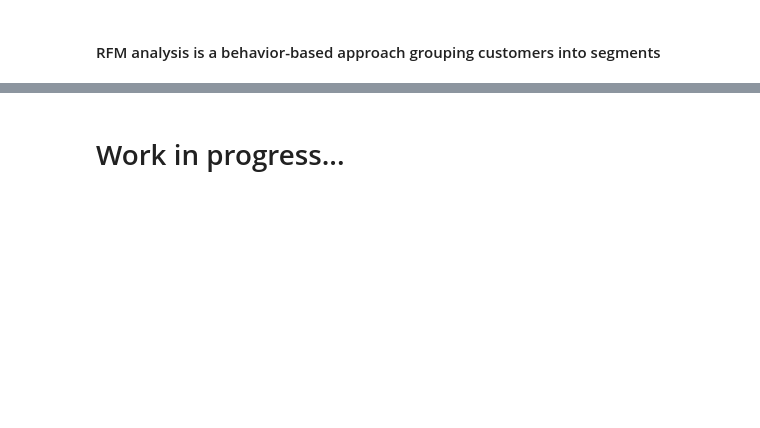
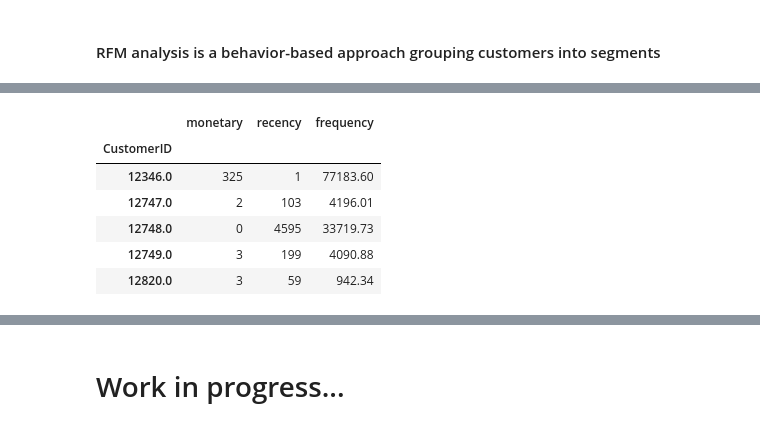
Before and after one commit to mohamedabidi97/customer-segmentation-online-retail, a Jupyter notebook: e-commerce-investigate-the-data-thoroughly.ipynb, the cells around one changed output, grey strips where cells are left out. Saved outputs shown, nothing was run; the diff lists cells and outputs as text; code cells hidden in the pictures; blank space fills up the shorter version.

```diff
--- a/e-commerce-investigate-the-data-thoroughly.ipynb
+++ b/e-commerce-investigate-the-data-thoroughly.ipynb
@@ -616,0 +652,10 @@ All customers have different-different kind of needs. With the increase in custo
+# %%
+rfm.head()
+# %% [output]
+|  | monetary | recency | frequency |
+| CustomerID |  |  |  |
+| 12346.0 | 325 | 1 | 77183.60 |
+| 12747.0 | 2 | 103 | 4196.01 |
+| 12748.0 | 0 | 4595 | 33719.73 |
+| 12749.0 | 3 | 199 | 4090.88 |
+| 12820.0 | 3 | 59 | 942.34 |
```
Also changed, not shown: parts of 12 cells of this notebook.
